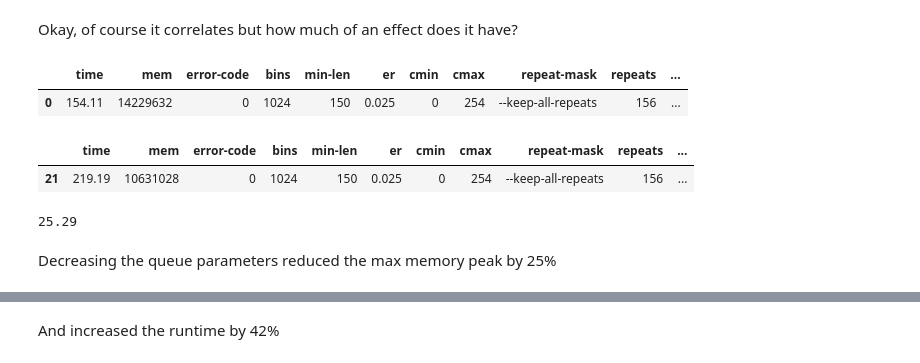
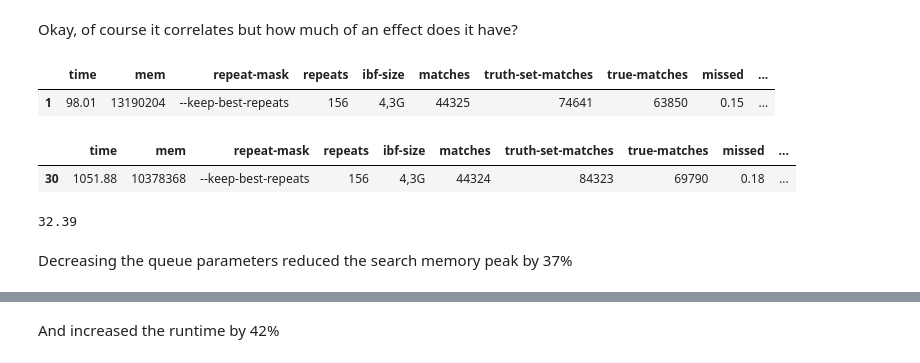
Before and after one commit to eaasna/test-DREAM-stellar, a Jupyter notebook: work-python/parameter-tuning/Search memory usage parameters.ipynb, the cells around one changed output, grey strips where cells are left out. Cells and saved outputs as stored; diff of their text form; code cells hidden in the pictures.

```diff
--- a/work-python/parameter-tuning/Search memory usage parameters.ipynb
+++ b/work-python/parameter-tuning/Search memory usage parameters.ipynb
@@ -8,0 +59,3 @@ import matplotlib as plt
+# %%
+df = df.drop(labels = ["error-code", "min-len", "bins", "er", "cmin", "cmax", "command"], axis = 1)
+df.head()
@@ -10,6 +70,3 @@ import matplotlib as plt
 ## Cart queue parameters
 
 The cart queue is defined by the maximum number of carts in the queue and the size of a cart. Records are added into the cart by producer threads of local prefiltering and consumed by stellar search threads.
-# %%
-df = pd.read_csv("cart_parameters.time", sep="\t")
-df.head()
@@ -36,4 +87,4 @@ keep_all_df["mem"].corr(keep_all_df["max-queued"])
 # %%
-keep_best_df = df[df["repeat-mask"] == "--keep-best-repeats"]
+keep_best_df = df[(df["repeat-mask"] == "--keep-best-repeats") & (df["ibf-fpr"] == 0.005)].copy()
 keep_best_df["mem"].corr(keep_best_df["max-queued"])
 # %% [output]
@@ -40,0 +92,3 @@ keep_best_df["mem"].corr(keep_best_df["max-queued"])
+# %%
+keep_best_df["effective-query-count"] = keep_best_df["cart-max-cap"] * keep_best_df["threads"]
+keep_best_df.head()
@@ -41,19 +146,19 @@ keep_best_df["mem"].corr(keep_best_df["max-queued"])
 # %% [markdown]
 Okay, of course it correlates but how much of an effect does it have?
 # %%
-keep_all_df[keep_all_df["mem"] == np.max(keep_all_df["mem"])]
+keep_best_df[keep_best_df["search-kb"] == np.max(keep_best_df["search-kb"])]
 # %% [output]
-|  | time | mem | error-code | bins | min-len | er | cmin | cmax | repeat-mask | repeats | ... |
-| 0 | 154.11 | 14229632 | 0 | 1024 | 150 | 0.025 | 0 | 254 | --keep-all-repeats | 156 | ... |
+|  | time | mem | repeat-mask | repeats | ibf-size | matches | truth-set-matches | true-matches | missed | ... |
+| 1 | 98.01 | 13190204 | --keep-best-repeats | 156 | 4,3G | 44325 | 74641 | 63850 | 0.15 | ... |
 # %%
-keep_all_df[keep_all_df["mem"] == np.min(keep_all_df["mem"])]
+keep_best_df[keep_best_df["search-kb"] == np.min(keep_best_df["search-kb"])]
 # %% [output]
-|  | time | mem | error-code | bins | min-len | er | cmin | cmax | repeat-mask | repeats | ... |
-| 21 | 219.19 | 10631028 | 0 | 1024 | 150 | 0.025 | 0 | 254 | --keep-all-repeats | 156 | ... |
+|  | time | mem | repeat-mask | repeats | ibf-size | matches | truth-set-matches | true-matches | missed | ... |
+| 30 | 1051.88 | 10378368 | --keep-best-repeats | 156 | 4,3G | 44324 | 84323 | 69790 | 0.18 | ... |
 # %%
-np.round((np.max(keep_all_df["mem"]) - np.min(keep_all_df["mem"])) / np.max(keep_all_df["mem"]) * 100, 2)
+np.round((np.max(keep_best_df["search-kb"]) - np.min(keep_best_df["search-kb"])) / np.max(keep_best_df["search-kb"]) * 100, 2)
 # %% [output]
-25.29
+32.39
 # %% [markdown]
-Decreasing the queue parameters reduced the max memory peak by 25%
+Decreasing the queue parameters reduced the search memory peak by 37%
 # %%
```
Also changed, not shown: parts of 39 cells of this notebook, 5 other files.
